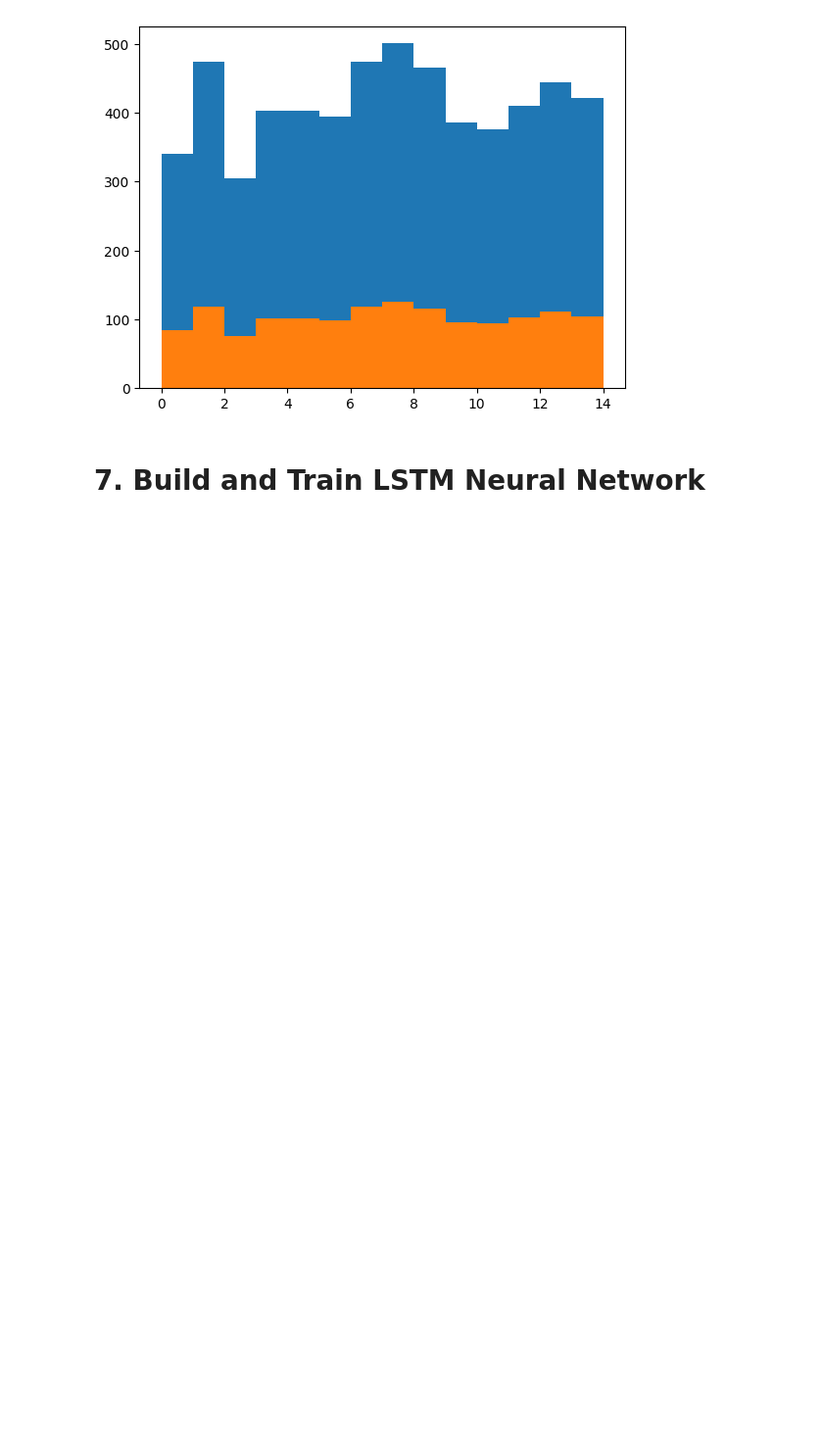
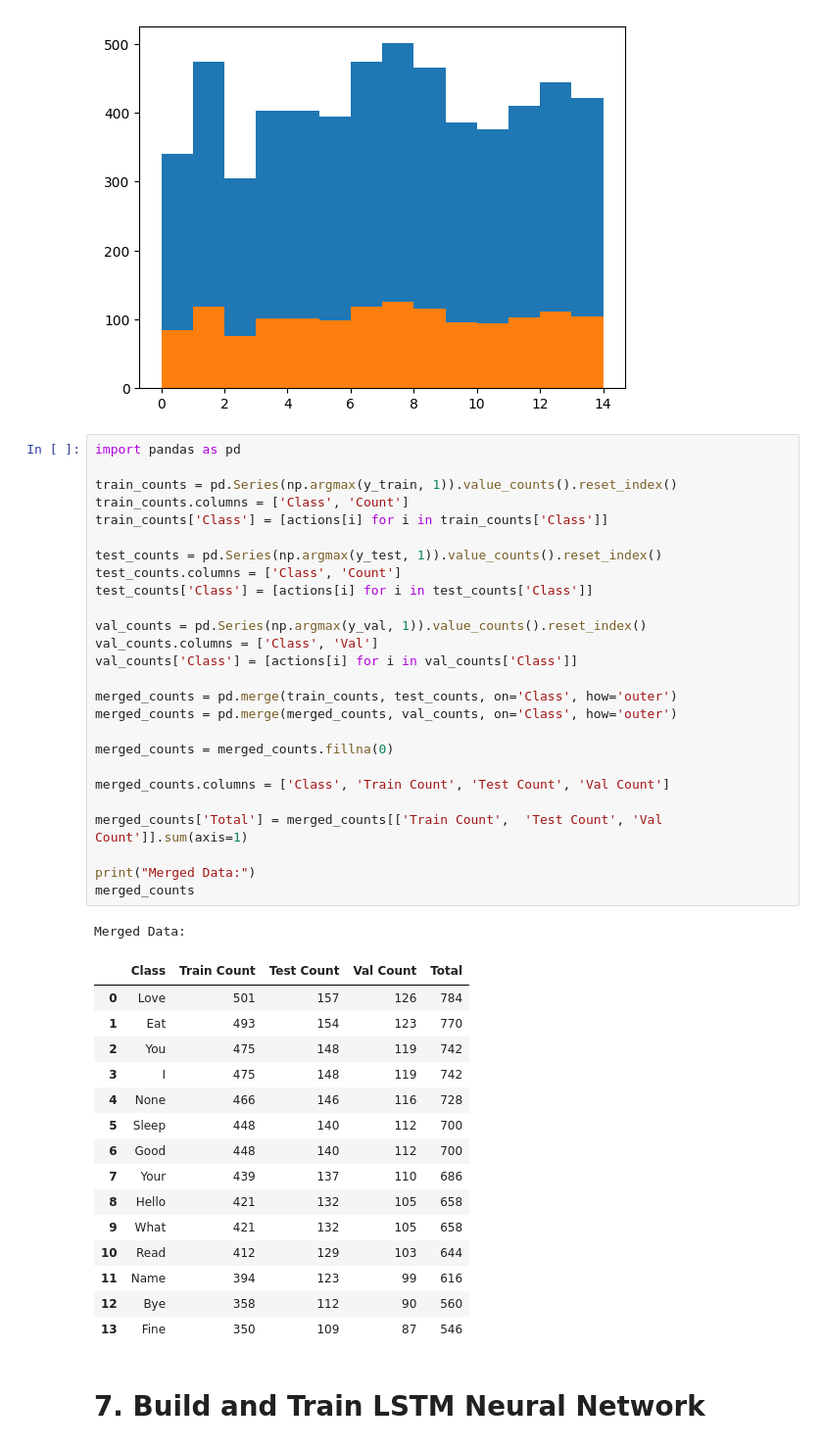
Before and after one commit to nhamcotdo/PBL-, a Jupyter notebook: CreateDataAndTrain/Train_v4/CreateDatasetAndTrain_withpadding_v2.ipynb, the cells around one changed output. Shown: that part at 98% size. Cells and saved outputs as stored; diff of their text form; blank space fills up the shorter version.

```diff
--- a/CreateDataAndTrain/Train_v4/CreateDatasetAndTrain_withpadding_v2.ipynb
+++ b/CreateDataAndTrain/Train_v4/CreateDatasetAndTrain_withpadding_v2.ipynb
@@ -569,6 +570,49 @@ plt.hist(np.argmax(y_val, 1), bins=range(0,15), label=label_map)
         13., 14.]),
  <BarContainer object of 14 artists>)
 [figure]
+# %%
+import pandas as pd
+
+train_counts = pd.Series(np.argmax(y_train, 1)).value_counts().reset_index()
+train_counts.columns = ['Class', 'Count']
+train_counts['Class'] = [actions[i] for i in train_counts['Class']]
+
+test_counts = pd.Series(np.argmax(y_test, 1)).value_counts().reset_index()
+test_counts.columns = ['Class', 'Count']
+test_counts['Class'] = [actions[i] for i in test_counts['Class']]
+
+val_counts = pd.Series(np.argmax(y_val, 1)).value_counts().reset_index()
+val_counts.columns = ['Class', 'Val']
+val_counts['Class'] = [actions[i] for i in val_counts['Class']]
+
+merged_counts = pd.merge(train_counts, test_counts, on='Class', how='outer')
+merged_counts = pd.merge(merged_counts, val_counts, on='Class', how='outer')
+
+merged_counts = merged_counts.fillna(0)
+
+merged_counts.columns = ['Class', 'Train Count', 'Test Count', 'Val Count']
+
+merged_counts['Total'] = merged_counts[['Train Count',  'Test Count', 'Val Count']].sum(axis=1)
+
+print("Merged Data:")
+merged_counts
+# %% [output]
+Merged Data:
+|  | Class | Train Count | Test Count | Val Count | Total |
+| 0 | Love | 501 | 157 | 126 | 784 |
+| 1 | Eat | 493 | 154 | 123 | 770 |
+| 2 | You | 475 | 148 | 119 | 742 |
+| 3 | I | 475 | 148 | 119 | 742 |
+| 4 | None | 466 | 146 | 116 | 728 |
+| 5 | Sleep | 448 | 140 | 112 | 700 |
+| 6 | Good | 448 | 140 | 112 | 700 |
+| 7 | Your | 439 | 137 | 110 | 686 |
+| 8 | Hello | 421 | 132 | 105 | 658 |
+| 9 | What | 421 | 132 | 105 | 658 |
+| 10 | Read | 412 | 129 | 103 | 644 |
+| 11 | Name | 394 | 123 | 99 | 616 |
+| 12 | Bye | 358 | 112 | 90 | 560 |
+| 13 | Fine | 350 | 109 | 87 | 546 |
 # %% [markdown]
 # 7. Build and Train LSTM Neural Network
 # %%
```
Also changed, not shown: parts of 2 cells of this notebook, 3 other files.
